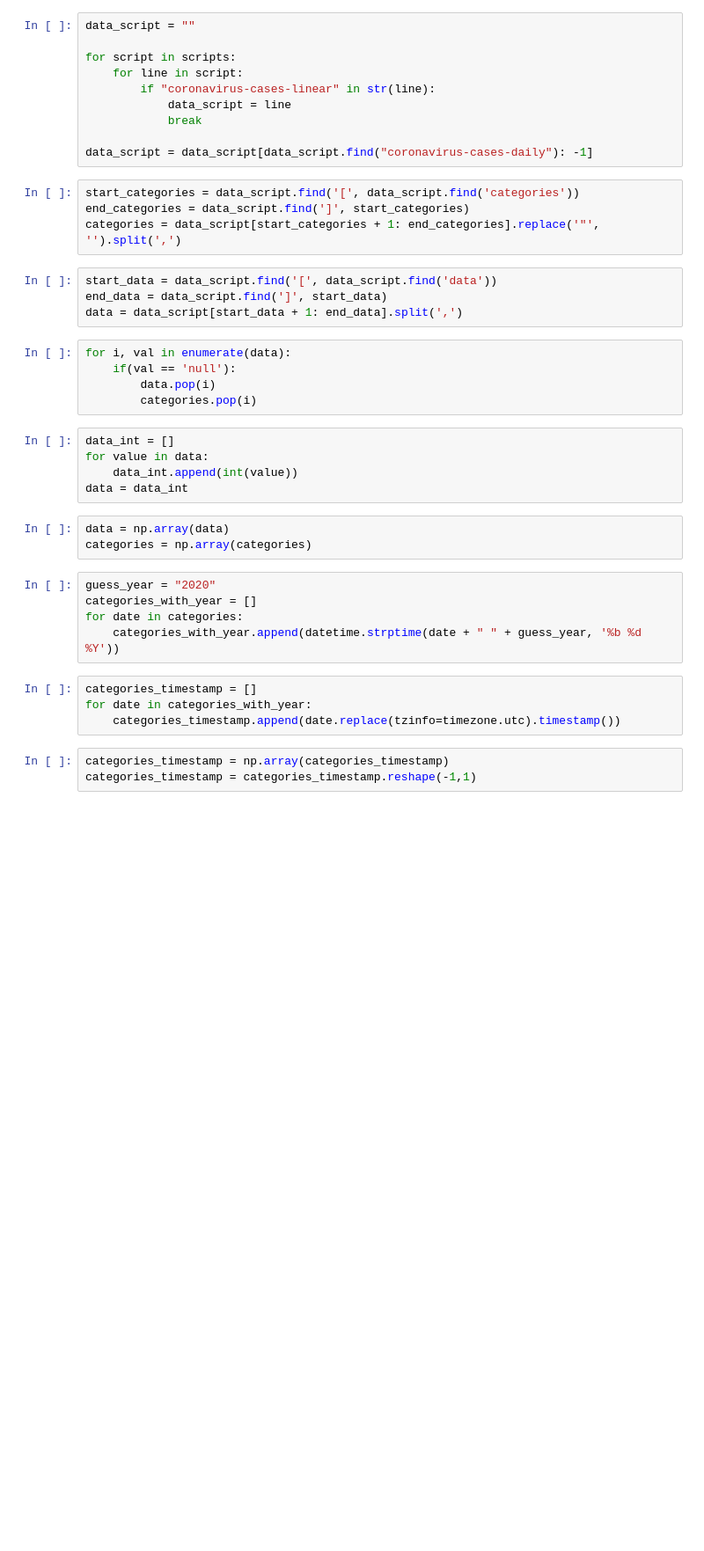
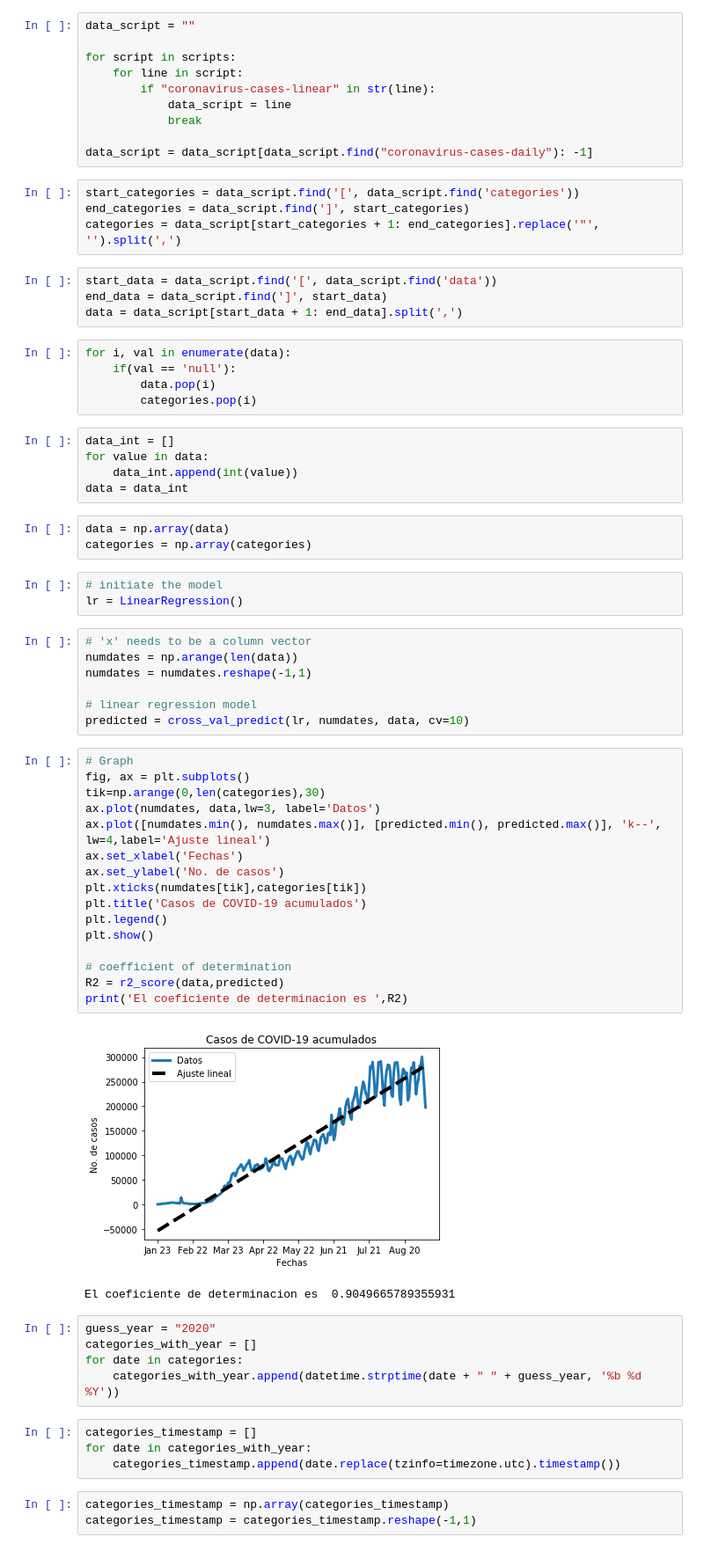
Before and after one commit to hugoyervides/coronavirus-lr, a Jupyter notebook: equipo4.ipynb, the cells around one changed output. Shown: that part at 88% size. Cells and saved outputs as stored; diff of their text form; blank space fills up the shorter version.

```diff
--- a/equipo4.ipynb
+++ b/equipo4.ipynb
@@ -46,6 +47,35 @@ data = data_int
 # %%
 data = np.array(data)
 categories = np.array(categories)
+# %%
+# initiate the model
+lr = LinearRegression()
+# %%
+# 'x' needs to be a column vector
+numdates = np.arange(len(data))
+numdates = numdates.reshape(-1,1)
+
+# linear regression model
+predicted = cross_val_predict(lr, numdates, data, cv=10)
+# %%
+# Graph
+fig, ax = plt.subplots()
+tik=np.arange(0,len(categories),30)
+ax.plot(numdates, data,lw=3, label='Datos')
+ax.plot([numdates.min(), numdates.max()], [predicted.min(), predicted.max()], 'k--', lw=4,label='Ajuste lineal')
+ax.set_xlabel('Fechas')
+ax.set_ylabel('No. de casos')
+plt.xticks(numdates[tik],categories[tik])
+plt.title('Casos de COVID-19 acumulados')
+plt.legend()
+plt.show()
+
+# coefficient of determination
+R2 = r2_score(data,predicted)
+print('El coeficiente de determinacion es ',R2)
+# %% [output]
+[figure, added]
+El coeficiente de determinacion es  0.9049665789355931
 # %%
 guess_year = "2020"
 categories_with_year = []
```
Also changed, not shown: parts of 4 cells of this notebook.
